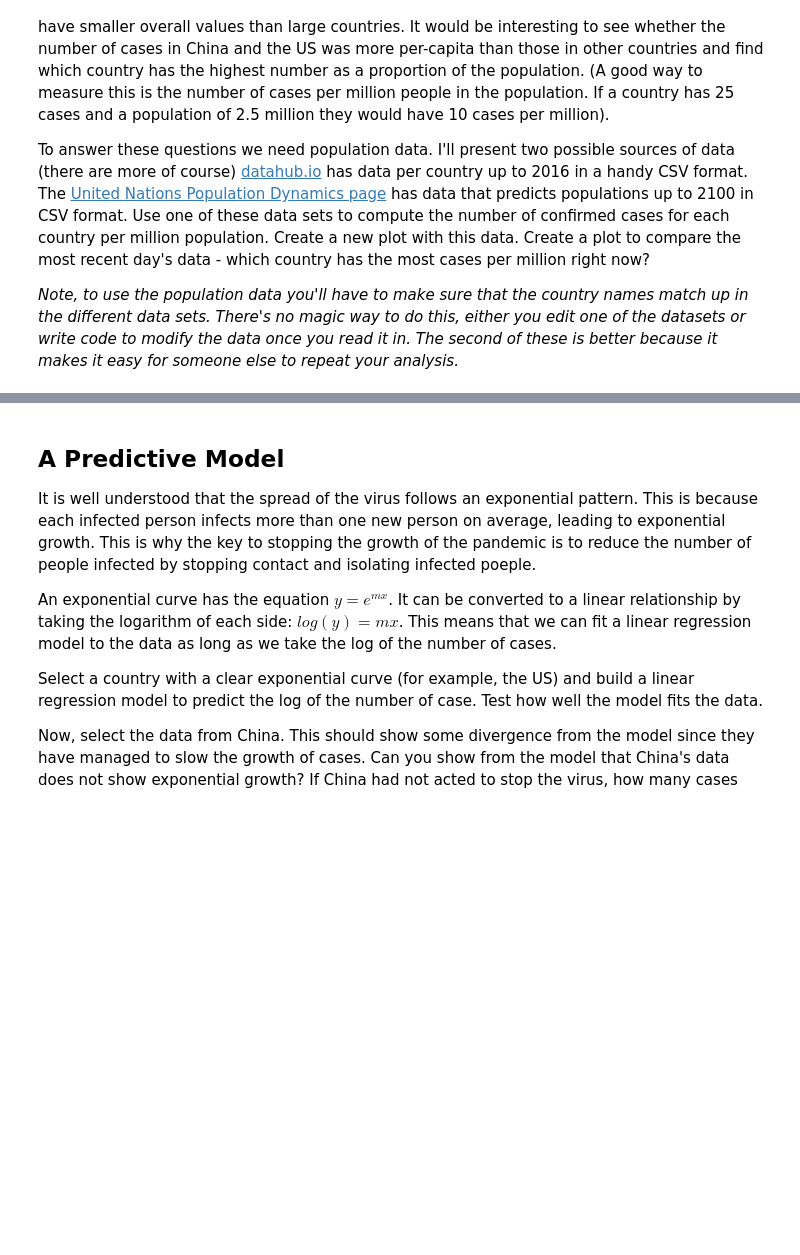
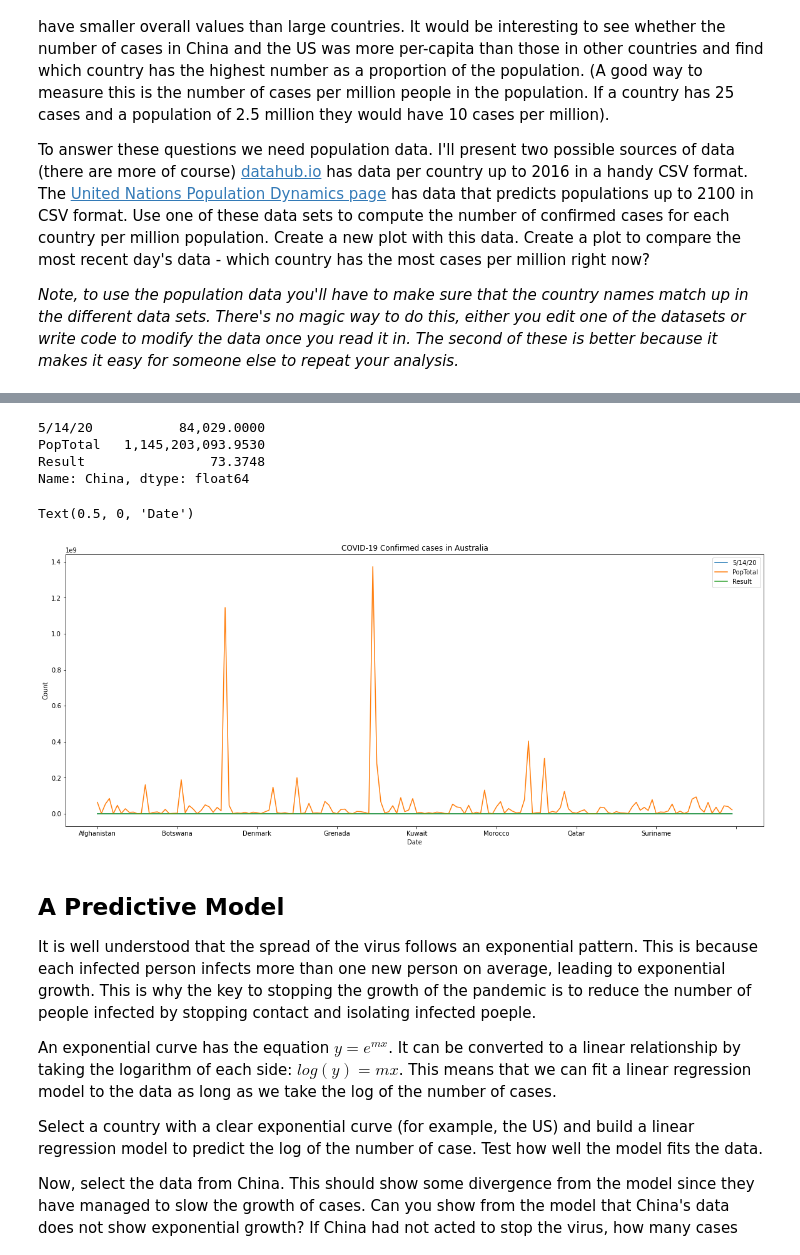
Before and after one commit to iamdraza/University-Practicals, a Jupyter notebook: Portfolio 2.ipynb, the cells around one changed output, grey strips where cells are left out. Cells and saved outputs as stored; diff of their text form; code cells hidden in the pictures; blank space fills up the shorter version.

```diff
--- a/Portfolio 2.ipynb
+++ b/Portfolio 2.ipynb
@@ -165,6 +165,8 @@ import pandas as pd
 import matplotlib.pyplot as plt
 import seaborn as sns
 population = pd.read_csv('files/WPP2019_TotalPopulationBySex (1).csv', index_col=0)
+population.dropna(how="any", inplace=True)
+population = population.fillna("", inplace=False)
 population
 # %% [output]
 |  | Location | VarID | Variant | Time | MidPeriod | PopMale | PopFemale | PopTotal | PopDensity |
@@ -221,0 +247,4 @@ population2
+# %%
+population123 = population2.join(grouped, how='inner')
+population123
+#grouped.join(population2,how='inner')
@@ -221,0 +265,3 @@ population2
+# %%
+ndf1 = population123[['5/14/20','PopTotal']]
+ndf1
@@ -221,0 +282,3 @@ population2
+# %%
+ndf1['Result'] = ndf1['5/14/20']/ndf1['PopTotal']*1000000
+ndf1
@@ -222,3 +304,21 @@ population2
+# %%
+dan=ndf1.loc['China']
+dan
+# %% [output]
+5/14/20           84,029.0000
+PopTotal   1,145,203,093.9530
+Result                73.3748
+Name: China, dtype: float64
+# %%
+import matplotlib.pyplot as plt
+fig, ax = plt.subplots(figsize=(20,8))
+ndf1.plot(ax=ax)
+ax.set_title('COVID-19 Confirmed cases in Australia')
+ax.set_ylabel('Count')
+ax.set_xlabel('Date')
+# %% [output]
+Text(0.5, 0, 'Date')
+[figure, added]
 # %% [markdown]
 ## A Predictive Model
 
```
Also changed, not shown: parts of 19 cells of this notebook.
